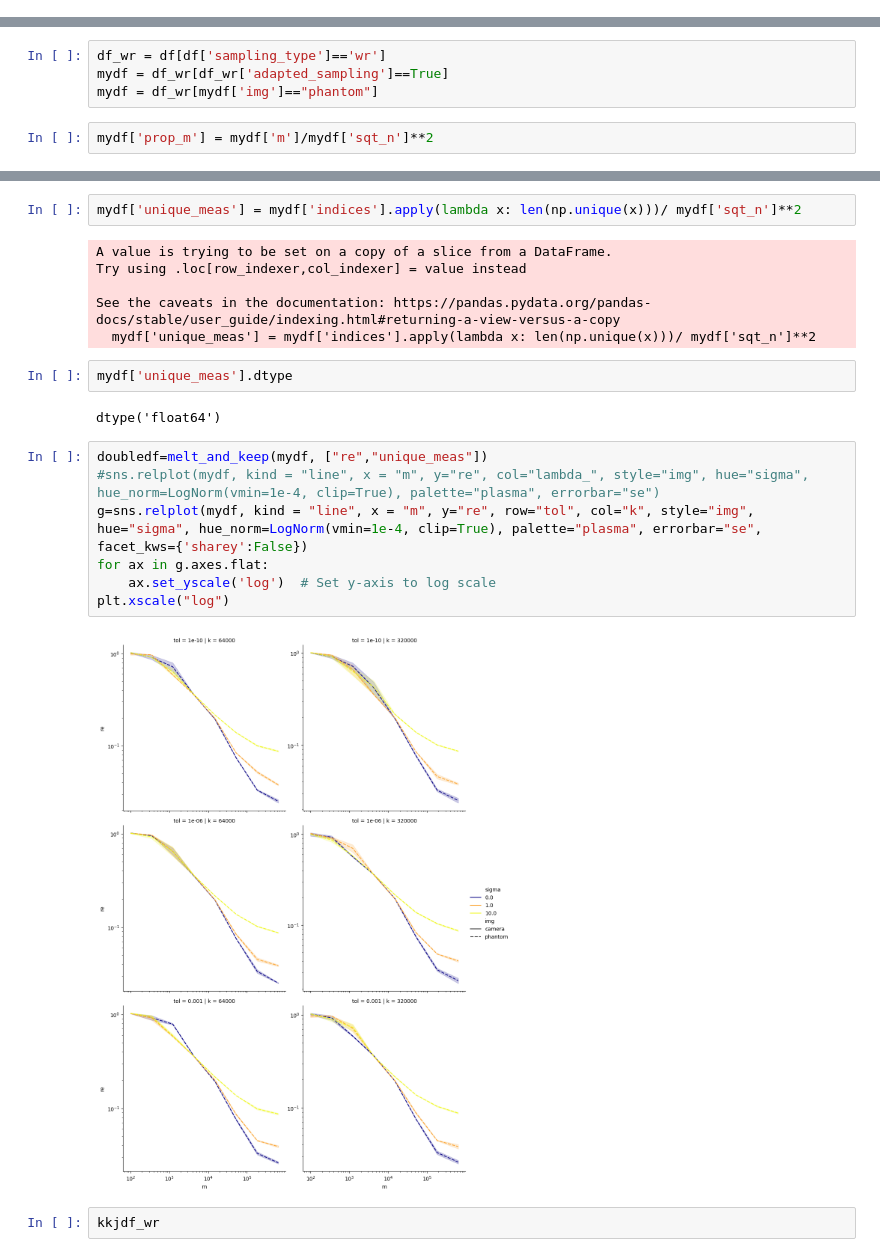
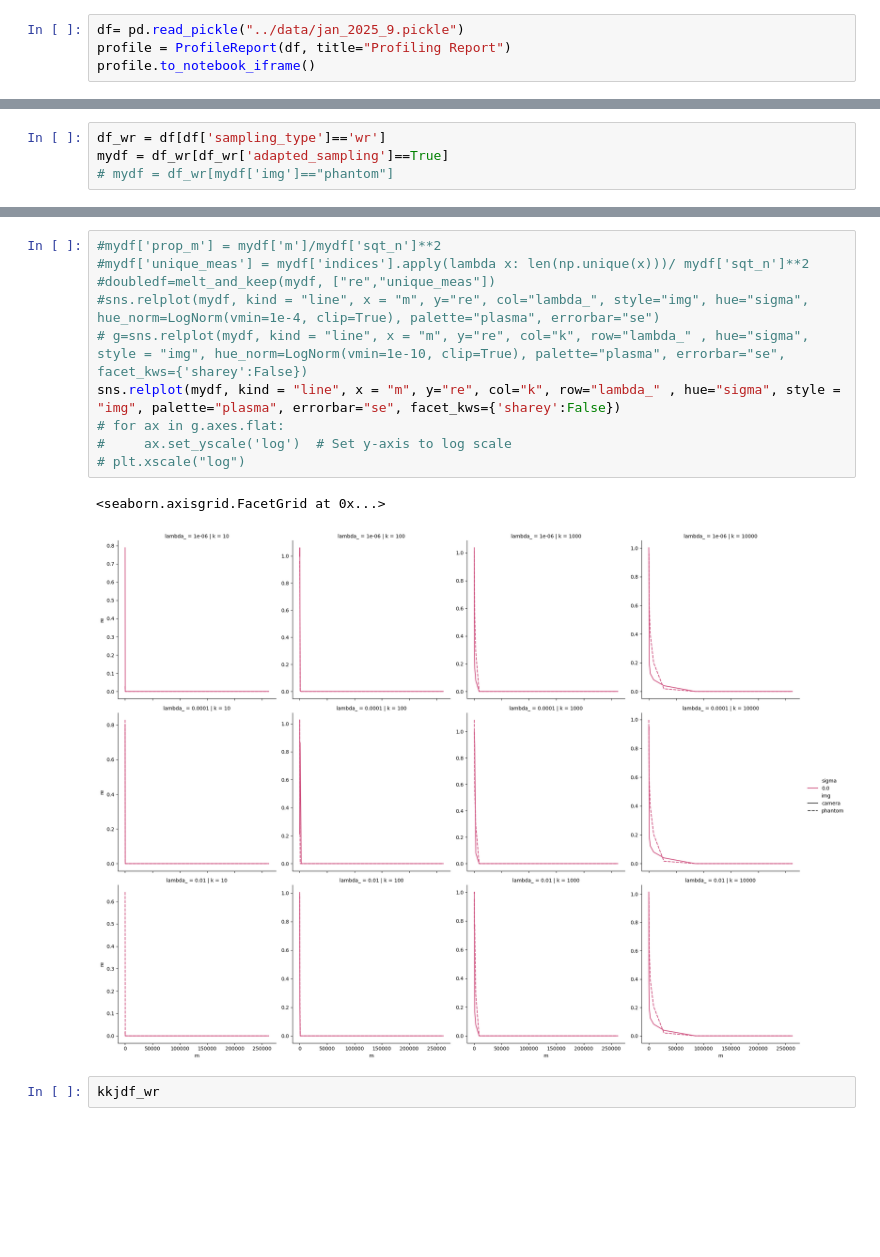
Before and after one commit to mscott99/Sparse_adapted_denoising, a Jupyter notebook: plots/optimized_denoising.ipynb, the cells around one changed output, grey strips where cells are left out. Saved outputs shown, nothing was run; the diff lists cells and outputs as text; blank space fills up the shorter version.

```diff
--- a/plots/optimized_denoising.ipynb
+++ b/plots/optimized_denoising.ipynb
@@ -24,0 +9,4 @@ Index(['sqt_n', 'm', 'k', 'sigma', 'lambda_', 'tol', 'max_iter', 'img',
+# %%
+df= pd.read_pickle("../data/jan_2025_9.pickle")
+profile = ProfileReport(df, title="Profiling Report")
+profile.to_notebook_iframe()
@@ -45,6 +35,4 @@ Attributes
 # %%
 df_wr = df[df['sampling_type']=='wr']
 mydf = df_wr[df_wr['adapted_sampling']==True]
-mydf = df_wr[mydf['img']=="phantom"]
+# mydf = df_wr[mydf['img']=="phantom"]
-# %%
-mydf['prop_m'] = mydf['m']/mydf['sqt_n']**2
@@ -57,24 +39,16 @@ See the caveats in the documentation: https://pandas.pydata.org/pandas-docs/stab
-# %%
-mydf['unique_meas'] = mydf['indices'].apply(lambda x: len(np.unique(x)))/ mydf['sqt_n']**2
-# %% [output]
-A value is trying to be set on a copy of a slice from a DataFrame.
-Try using .loc[row_indexer,col_indexer] = value instead
-
-See the caveats in the documentation: https://pandas.pydata.org/pandas-docs/stable/user_guide/indexing.html#returning-a-view-versus-a-copy
-  mydf['unique_meas'] = mydf['indices'].apply(lambda x: len(np.unique(x)))/ mydf['sqt_n']**2
-# %%
-mydf['unique_meas'].dtype
-# %% [output]
-dtype('float64')
 # %%
-doubledf=melt_and_keep(mydf, ["re","unique_meas"])
+#mydf['prop_m'] = mydf['m']/mydf['sqt_n']**2
+#mydf['unique_meas'] = mydf['indices'].apply(lambda x: len(np.unique(x)))/ mydf['sqt_n']**2
+#doubledf=melt_and_keep(mydf, ["re","unique_meas"])
 #sns.relplot(mydf, kind = "line", x = "m", y="re", col="lambda_", style="img", hue="sigma", hue_norm=LogNorm(vmin=1e-4, clip=True), palette="plasma", errorbar="se")
-g=sns.relplot(mydf, kind = "line", x = "m", y="re", row="tol", col="k", style="img", hue="sigma", hue_norm=LogNorm(vmin=1e-4, clip=True), palette="plasma", errorbar="se", facet_kws={'sharey':False})
-for ax in g.axes.flat:
-    ax.set_yscale('log')  # Set y-axis to log scale
-plt.xscale("log")
+# g=sns.relplot(mydf, kind = "line", x = "m", y="re", col="k", row="lambda_" , hue="sigma", style = "img", hue_norm=LogNorm(vmin=1e-10, clip=True), palette="plasma", errorbar="se", facet_kws={'sharey':False})
+sns.relplot(mydf, kind = "line", x = "m", y="re", col="k", row="lambda_" , hue="sigma", style = "img", palette="plasma", errorbar="se", facet_kws={'sharey':False})
+# for ax in g.axes.flat:
+#     ax.set_yscale('log')  # Set y-axis to log scale
+# plt.xscale("log")
 # %% [output]
+<seaborn.axisgrid.FacetGrid at 0x...>
-[figure, old version]
+[figure, new version]
 # %%
 kkjdf_wr
 # %% [output]
```
Also changed, not shown: parts of 6 cells of this notebook, 1 other file.
